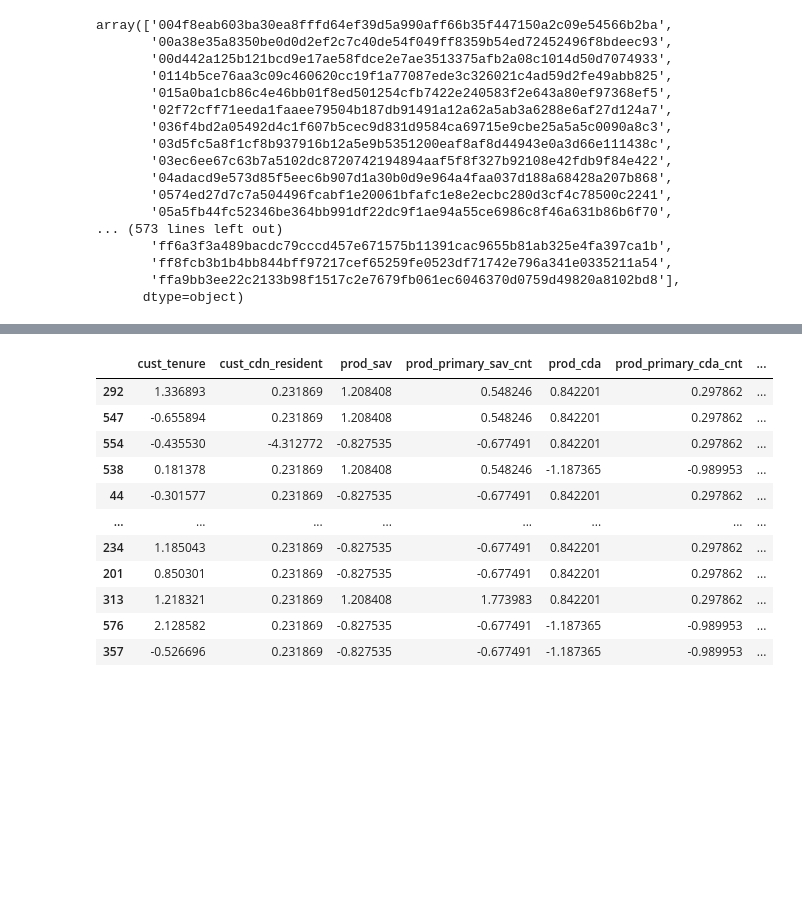
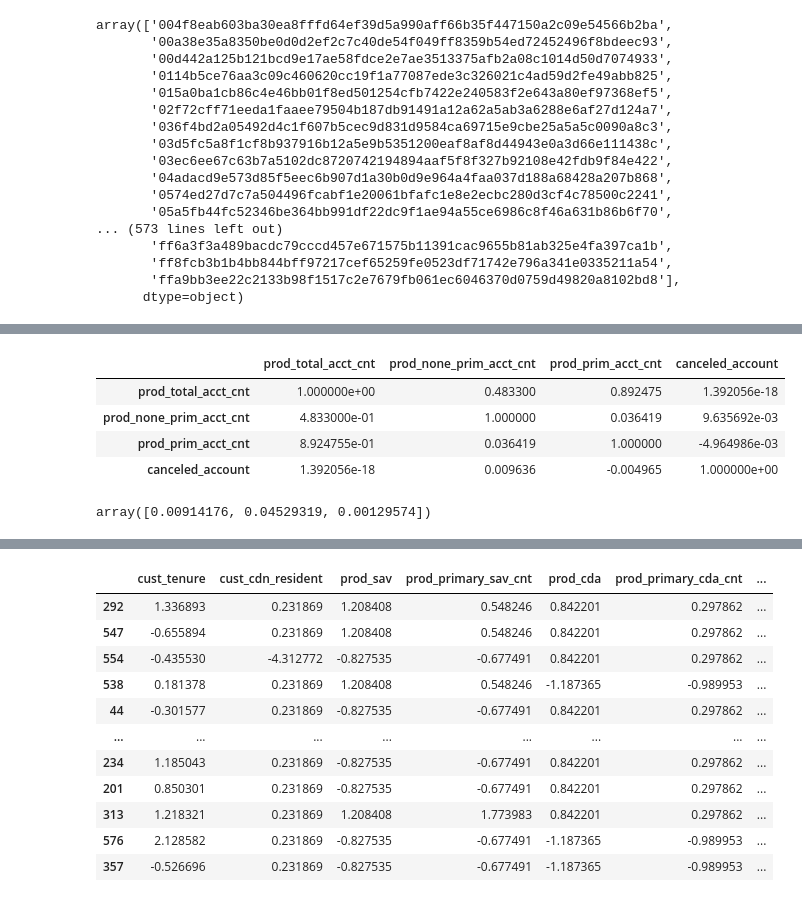
Before and after one commit to kaiwenShen/AML_modelling, a Jupyter notebook: AML_ml.ipynb, the cells around one changed output, grey strips where cells are left out. Drawn from its saved outputs; the diff is of its cells as text; code cells hidden in the pictures; blank space fills up the shorter version.

```diff
--- a/AML_ml.ipynb
+++ b/AML_ml.ipynb
@@ -74,0 +194,8 @@ array(['004f8eab603ba30ea8fffd64ef39d5a990aff66b35f447150a2c09e54566b2ba',
+# %%
+temp.corr()
+# %% [output]
+|  | prod_total_acct_cnt | prod_none_prim_acct_cnt | prod_prim_acct_cnt | canceled_account |
+| prod_total_acct_cnt | 1.000000e+00 | 0.483300 | 0.892475 | 1.392056e-18 |
+| prod_none_prim_acct_cnt | 4.833000e-01 | 1.000000 | 0.036419 | 9.635692e-03 |
+| prod_prim_acct_cnt | 8.924755e-01 | 0.036419 | 1.000000 | -4.964986e-03 |
+| canceled_account | 1.392056e-18 | 0.009636 | -0.004965 | 1.000000e+00 |
@@ -74,0 +205,4 @@ array(['004f8eab603ba30ea8fffd64ef39d5a990aff66b35f447150a2c09e54566b2ba',
+# %%
+mutual_info_classif(data.loc[:,['prod_sav','prod_cda','prod_crc']], data['rating'], discrete_features=True)
+# %% [output]
+array([0.00914176, 0.04529319, 0.00129574])
```
Also changed, not shown: parts of 33 cells of this notebook, 1 other file.
